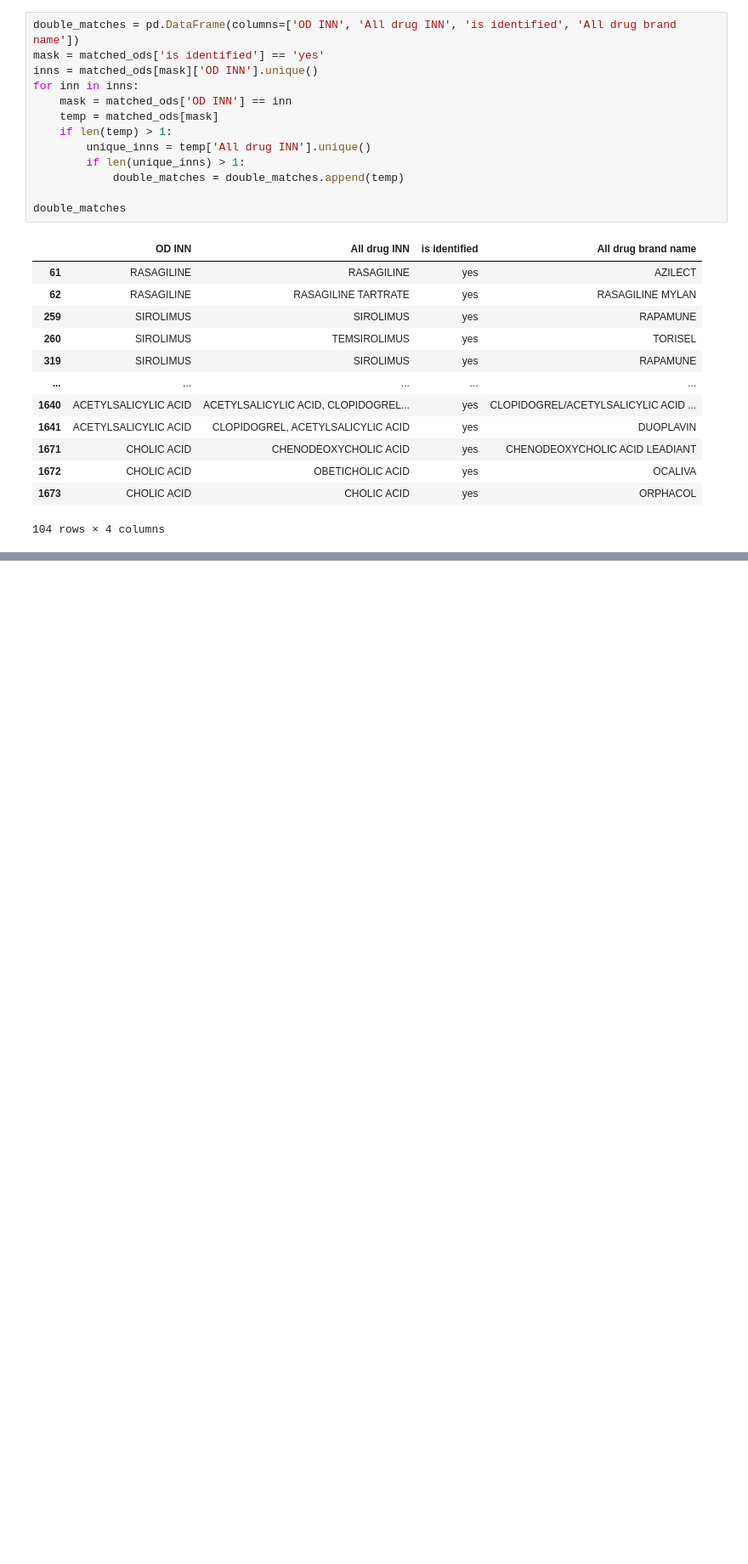
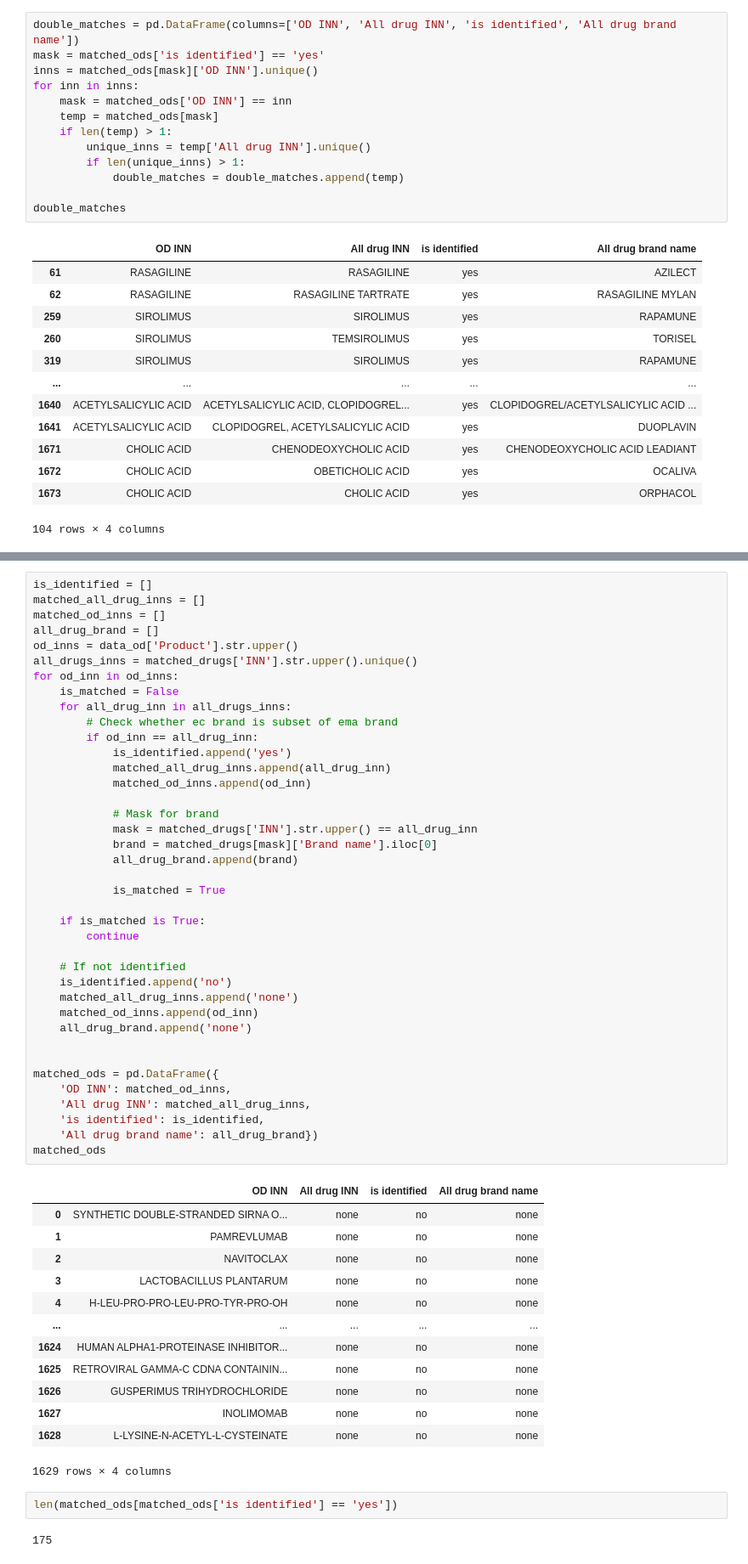
Before and after one commit to DavAug/euod, a Jupyter notebook: analysis/ec_all_drugs.ipynb, the cells around one changed output, grey strips where cells are left out. Shown at 85% size. Cells and saved outputs as stored; diff of their text form; blank space fills up the shorter version.

```diff
--- a/analysis/ec_all_drugs.ipynb
+++ b/analysis/ec_all_drugs.ipynb
@@ -552,0 +671,57 @@ matched_drugs[mask]
+# %%
+is_identified = []
+matched_all_drug_inns = []
+matched_od_inns = []
+all_drug_brand = []
+od_inns = data_od['Product'].str.upper()
+all_drugs_inns = matched_drugs['INN'].str.upper().unique()
+for od_inn in od_inns:
+    is_matched = False
+    for all_drug_inn in all_drugs_inns:
+        # Check whether ec brand is subset of ema brand
+        if od_inn == all_drug_inn:
+            is_identified.append('yes')
+            matched_all_drug_inns.append(all_drug_inn)
+            matched_od_inns.append(od_inn)
+
+            # Mask for brand
+            mask = matched_drugs['INN'].str.upper() == all_drug_inn
+            brand = matched_drugs[mask]['Brand name'].iloc[0]
+            all_drug_brand.append(brand)
+
+            is_matched = True
+
+    if is_matched is True:
+        continue
+
+    # If not identified
+    is_identified.append('no')
+    matched_all_drug_inns.append('none')
+    matched_od_inns.append(od_inn)
+    all_drug_brand.append('none')
+
+
+matched_ods = pd.DataFrame({
+    'OD INN': matched_od_inns,
+    'All drug INN': matched_all_drug_inns,
+    'is identified': is_identified,
+    'All drug brand name': all_drug_brand})
+matched_ods
+# %% [output]
+|  | OD INN | All drug INN | is identified | All drug brand name |
+| 0 | SYNTHETIC DOUBLE-STRANDED SIRNA O... | none | no | none |
+| 1 | PAMREVLUMAB | none | no | none |
+| 2 | NAVITOCLAX | none | no | none |
+| 3 | LACTOBACILLUS PLANTARUM | none | no | none |
+| 4 | H-LEU-PRO-PRO-LEU-PRO-TYR-PRO-OH | none | no | none |
+| ... | ... | ... | ... | ... |
+| 1624 | HUMAN ALPHA1-PROTEINASE INHIBITOR... | none | no | none |
+| 1625 | RETROVIRAL GAMMA-C CDNA CONTAININ... | none | no | none |
+| 1626 | GUSPERIMUS TRIHYDROCHLORIDE | none | no | none |
+| 1627 | INOLIMOMAB | none | no | none |
+| 1628 | L-LYSINE-N-ACETYL-L-CYSTEINATE | none | no | none |
+1629 rows × 4 columns
+# %%
+len(matched_ods[matched_ods['is identified'] == 'yes'])
+# %% [output]
+175
```
Also changed, not shown: parts of 9 cells of this notebook, 2 other files.
